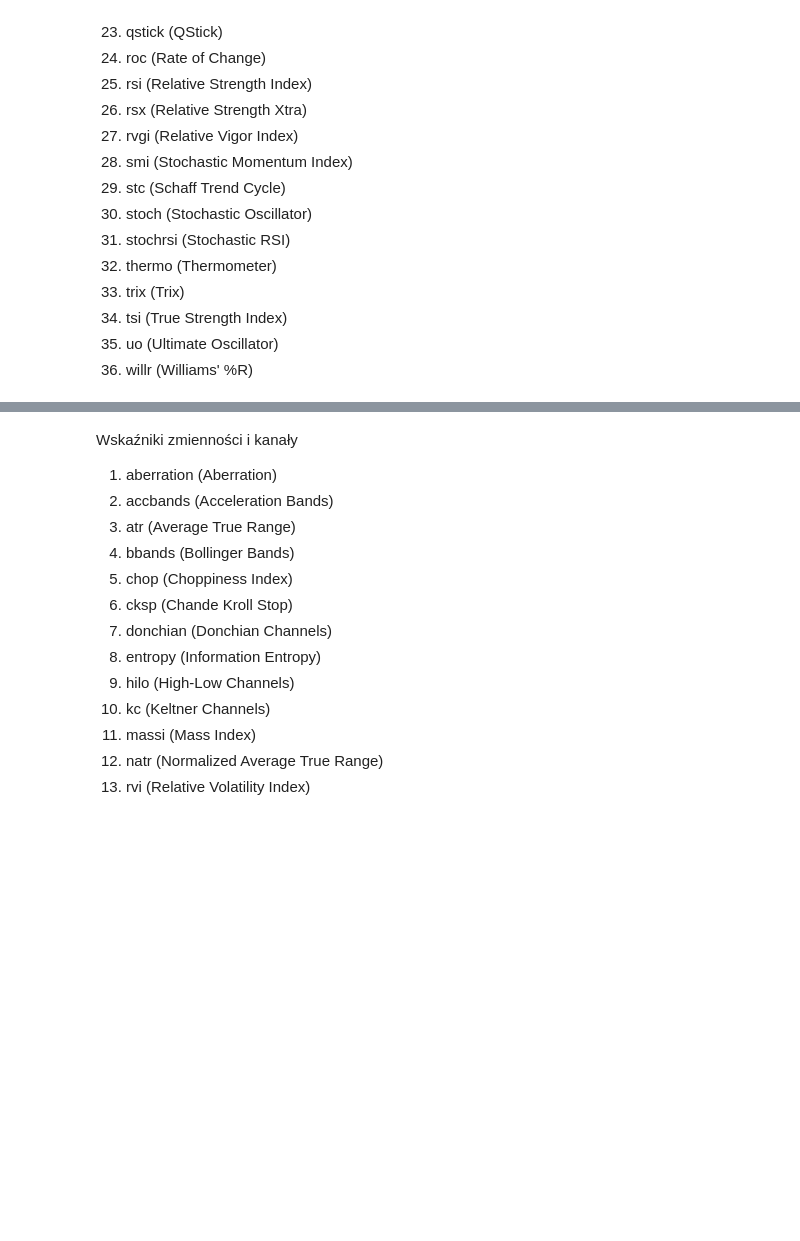
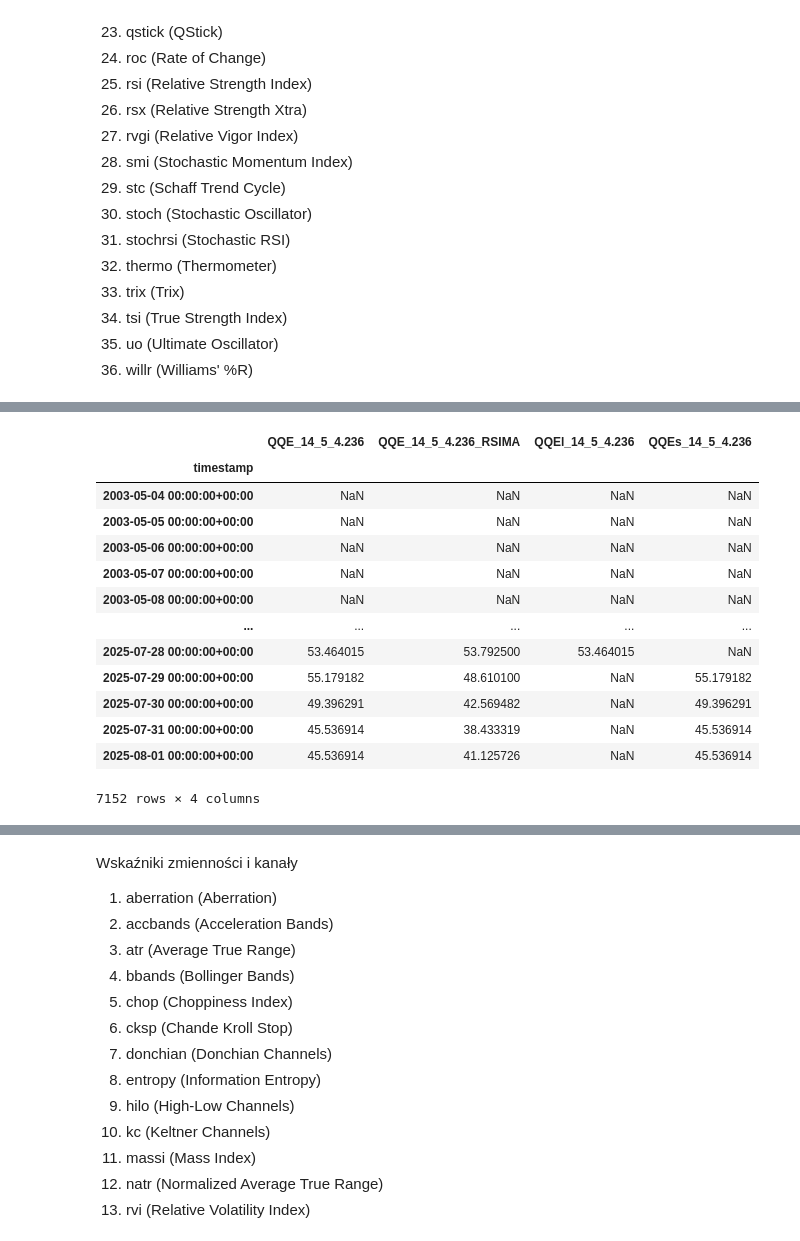
Before and after one commit to MichalTretowski/Trading_model, a Jupyter notebook: Trading.ipynb, the cells around one changed output, grey strips where cells are left out. Cells and saved outputs as stored; diff of their text form; code cells hidden in the pictures; blank space fills up the shorter version.

```diff
--- a/Trading.ipynb
+++ b/Trading.ipynb
@@ -521,0 +950,19 @@ Default Inputs: length=10, fast=11, slow=14
+# %%
+# 22. Quantitative Qualitative Estimation, ustawienia standardowe
+# Default Inputs: length=14, smooth=5, factor=4.236, mamode='sma', drift=1, offset=0 <- parametry do modyfikacji
+df.ta.qqe(append=True)
+# %% [output]
+|  | QQE_14_5_4.236 | QQE_14_5_4.236_RSIMA | QQEl_14_5_4.236 | QQEs_14_5_4.236 |
+| timestamp |  |  |  |  |
+| 2003-05-04 00:00:00+00:00 | NaN | NaN | NaN | NaN |
+| 2003-05-05 00:00:00+00:00 | NaN | NaN | NaN | NaN |
+| 2003-05-06 00:00:00+00:00 | NaN | NaN | NaN | NaN |
+| 2003-05-07 00:00:00+00:00 | NaN | NaN | NaN | NaN |
+| 2003-05-08 00:00:00+00:00 | NaN | NaN | NaN | NaN |
+| ... | ... | ... | ... | ... |
+| 2025-07-28 00:00:00+00:00 | 53.464015 | 53.792500 | 53.464015 | NaN |
+| 2025-07-29 00:00:00+00:00 | 55.179182 | 48.610100 | NaN | 55.179182 |
+| 2025-07-30 00:00:00+00:00 | 49.396291 | 42.569482 | NaN | 49.396291 |
+| 2025-07-31 00:00:00+00:00 | 45.536914 | 38.433319 | NaN | 45.536914 |
+| 2025-08-01 00:00:00+00:00 | 45.536914 | 41.125726 | NaN | 45.536914 |
+7152 rows × 4 columns
```
Also changed, not shown: parts of 196 cells of this notebook.
